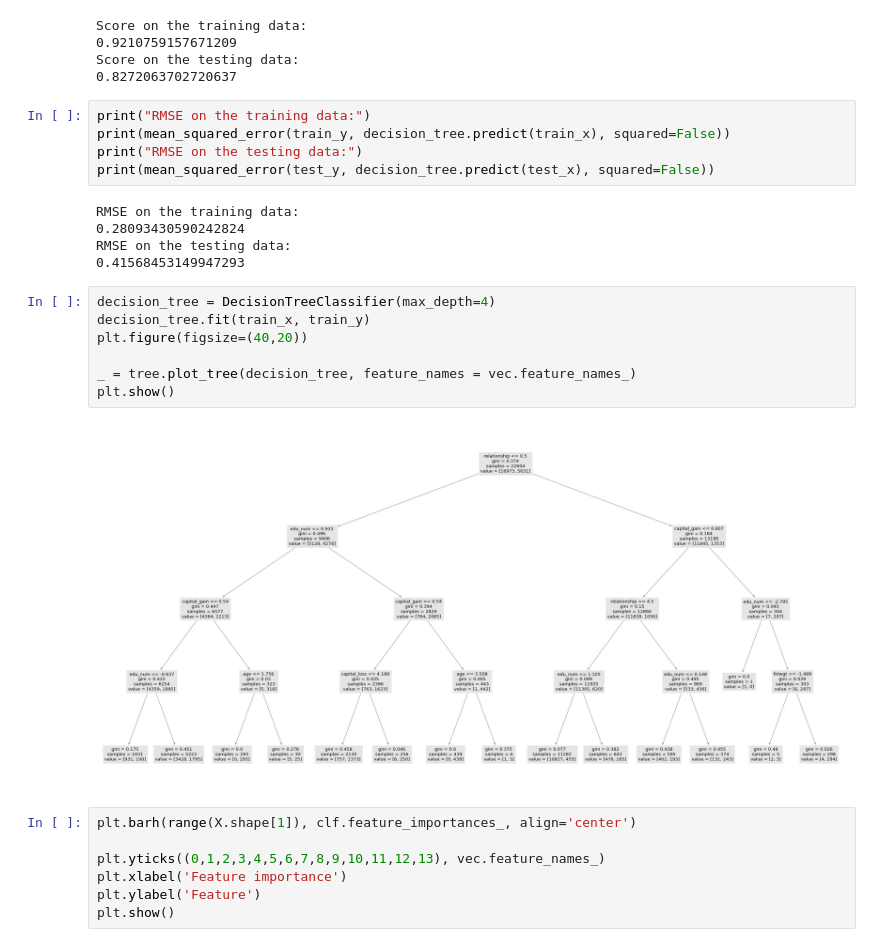
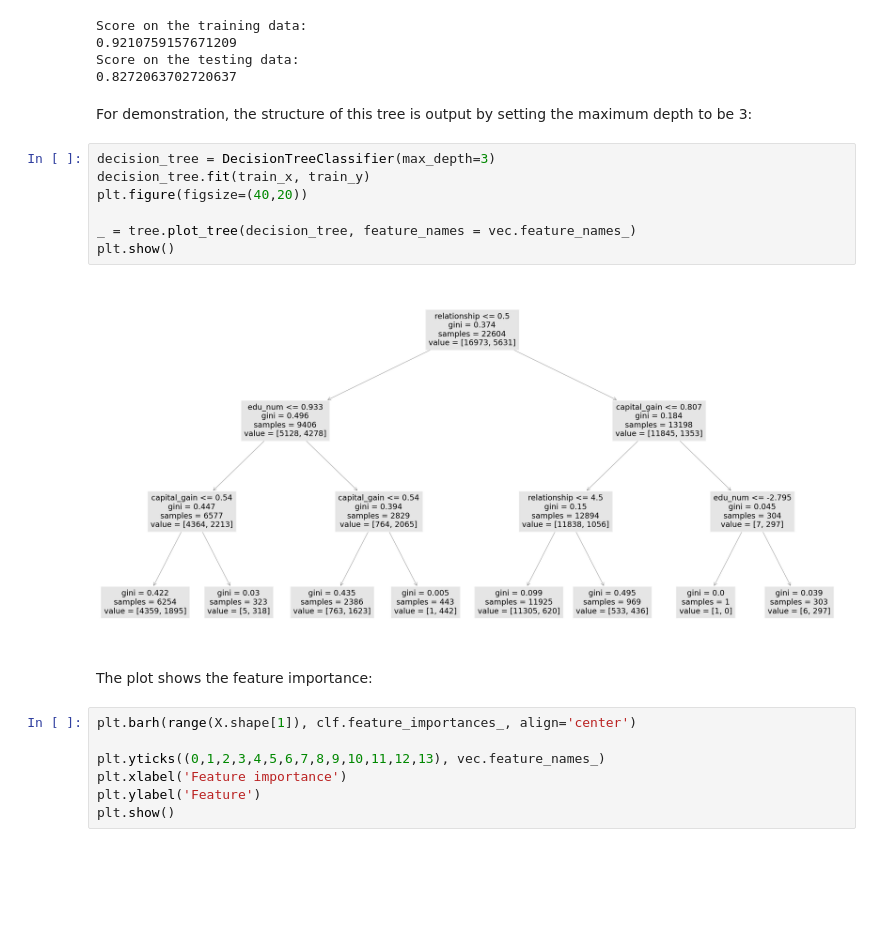
Before and after one commit to zhuoranliu22/CASA0006, a Jupyter notebook: 22072000.ipynb, the cells around one changed output. Saved outputs shown, nothing was run; the diff lists cells and outputs as text; blank space fills up the shorter version.

```diff
--- a/22072000.ipynb
+++ b/22072000.ipynb
@@ -537,25 +607,19 @@ Score on the training data:
 0.9210759157671209
 Score on the testing data:
 0.8272063702720637
-# %%
-print("RMSE on the training data:")
-print(mean_squared_error(train_y, decision_tree.predict(train_x), squared=False))
-print("RMSE on the testing data:")
-print(mean_squared_error(test_y, decision_tree.predict(test_x), squared=False))
-# %% [output]
-RMSE on the training data:
-0.28093430590242824
-RMSE on the testing data:
-0.41568453149947293
+# %% [markdown]
+For demonstration, the structure of this tree is output by setting the maximum depth to be 3:
 # %%
-decision_tree = DecisionTreeClassifier(max_depth=4)
+decision_tree = DecisionTreeClassifier(max_depth=3)
 decision_tree.fit(train_x, train_y)
 plt.figure(figsize=(40,20))
 
 _ = tree.plot_tree(decision_tree, feature_names = vec.feature_names_)
 plt.show()
 # %% [output]
-[figure, old version]
+[figure, new version]
+# %% [markdown]
+The plot shows the feature importance:
 # %%
 plt.barh(range(X.shape[1]), clf.feature_importances_, align='center')
 
```
Also changed, not shown: parts of 63 cells of this notebook, 2 other files.
